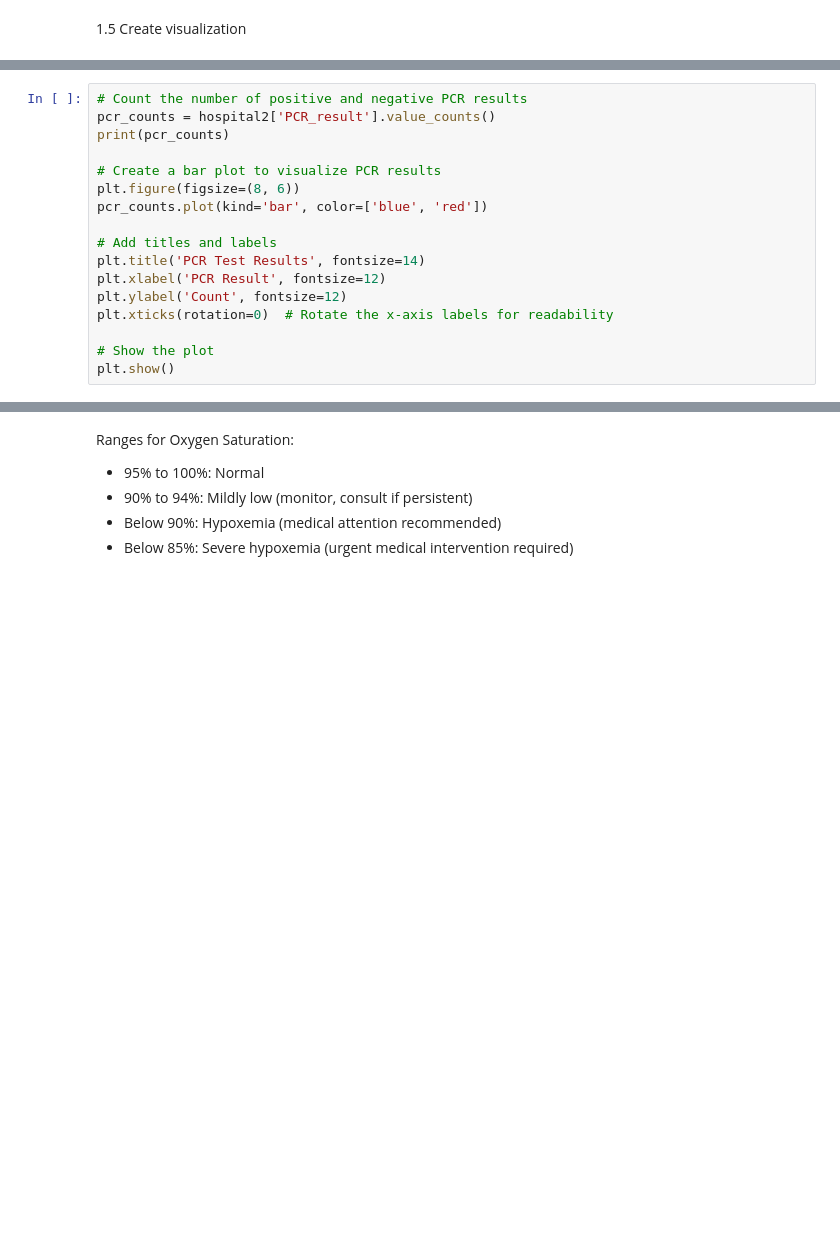
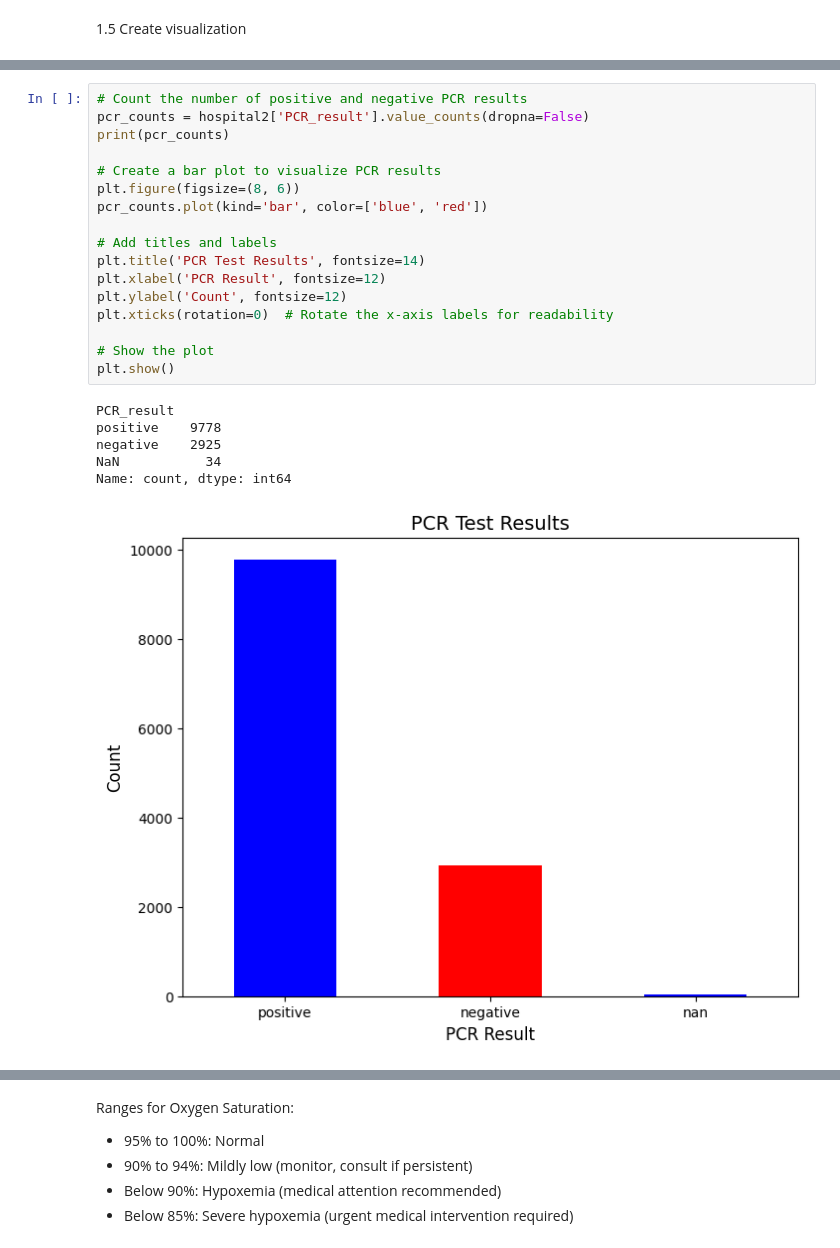
Before and after one commit to dasiemens-coder/data_processes_assignment_2_v2, a Jupyter notebook: assignment_2.ipynb, the cells around one changed output, grey strips where cells are left out. Saved outputs shown, nothing was run; the diff lists cells and outputs as text; blank space fills up the shorter version.

```diff
--- a/assignment_2.ipynb
+++ b/assignment_2.ipynb
@@ -170,20 +412,27 @@ plt.show()
 # %%
 # Count the number of positive and negative PCR results
-pcr_counts = hospital2['PCR_result'].value_counts()
+pcr_counts = hospital2['PCR_result'].value_counts(dropna=False)
 print(pcr_counts)
 
 # Create a bar plot to visualize PCR results
 plt.figure(figsize=(8, 6))
 pcr_counts.plot(kind='bar', color=['blue', 'red'])
 
 # Add titles and labels
 plt.title('PCR Test Results', fontsize=14)
 plt.xlabel('PCR Result', fontsize=12)
 plt.ylabel('Count', fontsize=12)
 plt.xticks(rotation=0)  # Rotate the x-axis labels for readability
 
 # Show the plot
 plt.show()
+# %% [output]
+PCR_result
+positive    9778
+negative    2925
+NaN           34
+Name: count, dtype: int64
+[figure, added]
 # %%
 # Example: Count plot for the nationality column
 plt.figure(figsize=(22, 2))
```
Also changed, not shown: parts of 46 cells of this notebook.
